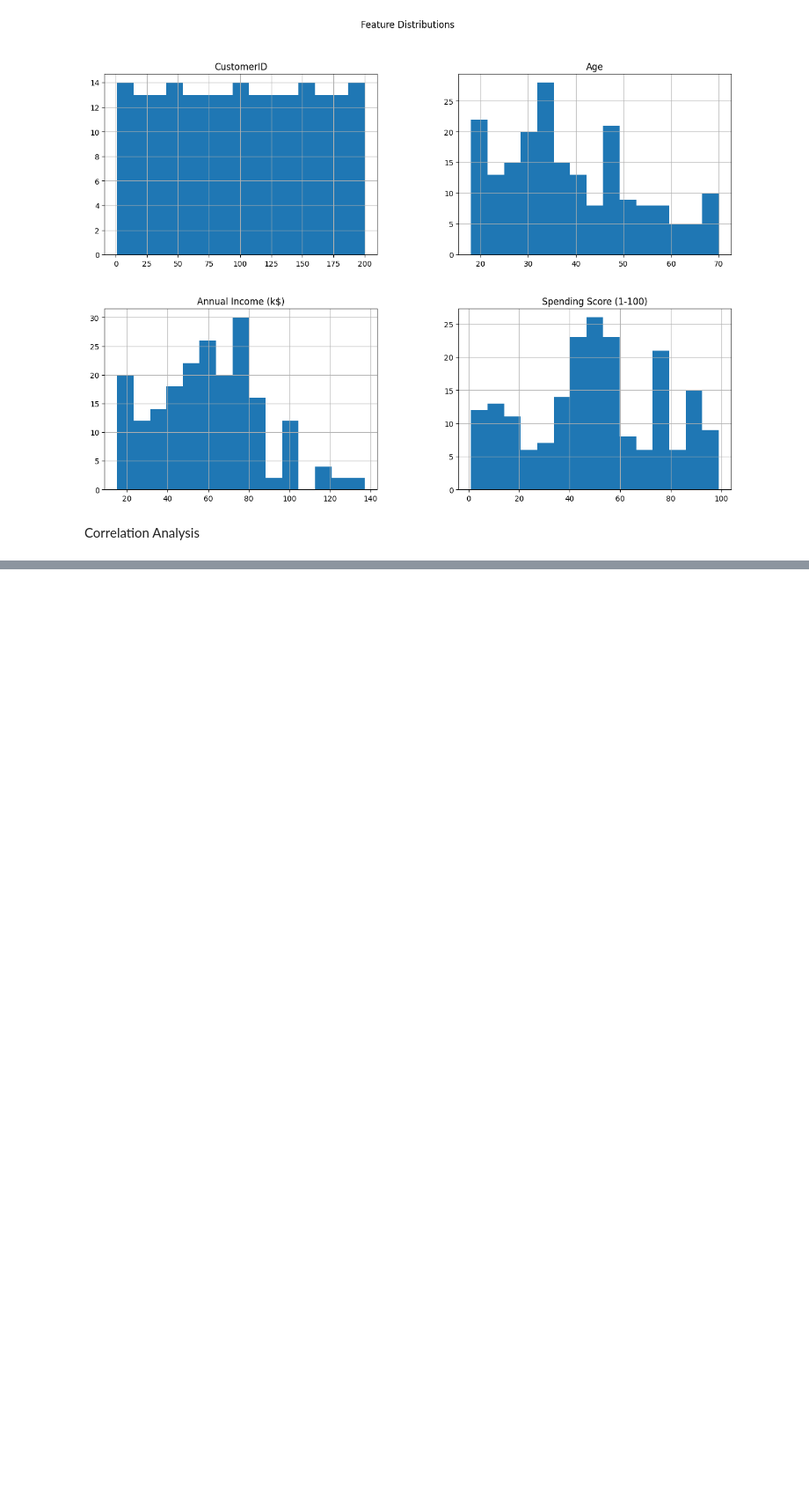
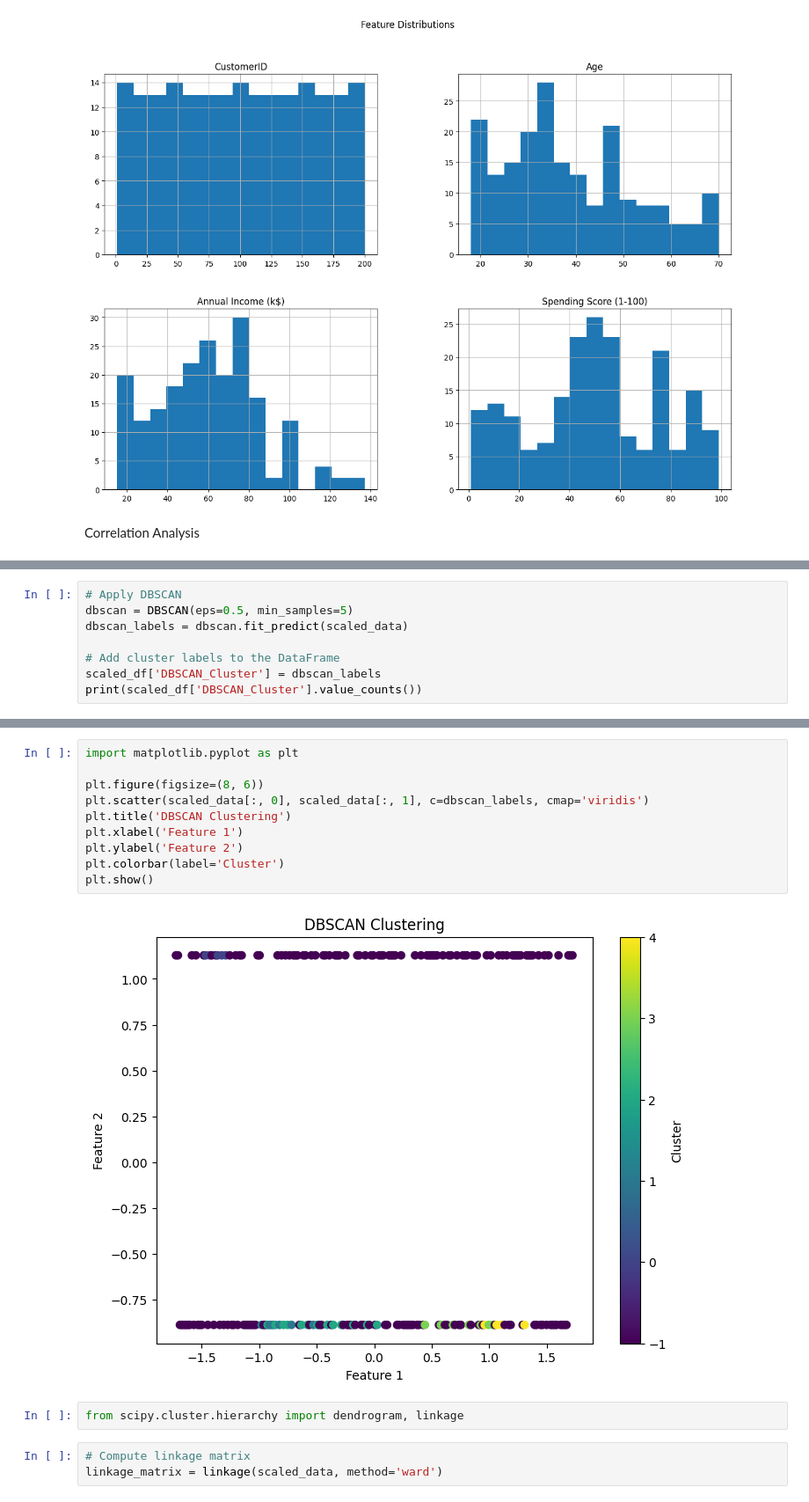
Before and after one commit to abhinavbulusu/Abhi-s-Portfolio-Projects, a Jupyter notebook: Customer_Segmentation_Using_Clustering.ipynb, the cells around one changed output, grey strips where cells are left out. Shown at 88% size. Saved outputs shown, nothing was run; the diff lists cells and outputs as text; blank space fills up the shorter version.

```diff
--- a/Customer_Segmentation_Using_Clustering.ipynb
+++ b/Customer_Segmentation_Using_Clustering.ipynb
@@ -69,0 +156,8 @@ ValueError: could not convert string to float: 'Male'
+# %%
+# Apply DBSCAN
+dbscan = DBSCAN(eps=0.5, min_samples=5)
+dbscan_labels = dbscan.fit_predict(scaled_data)
+
+# Add cluster labels to the DataFrame
+scaled_df['DBSCAN_Cluster'] = dbscan_labels
+print(scaled_df['DBSCAN_Cluster'].value_counts())
@@ -69,0 +173,17 @@ ValueError: could not convert string to float: 'Male'
+# %%
+import matplotlib.pyplot as plt
+
+plt.figure(figsize=(8, 6))
+plt.scatter(scaled_data[:, 0], scaled_data[:, 1], c=dbscan_labels, cmap='viridis')
+plt.title('DBSCAN Clustering')
+plt.xlabel('Feature 1')
+plt.ylabel('Feature 2')
+plt.colorbar(label='Cluster')
+plt.show()
+# %% [output]
+[figure, added]
+# %%
+from scipy.cluster.hierarchy import dendrogram, linkage
+# %%
+# Compute linkage matrix
+linkage_matrix = linkage(scaled_data, method='ward')
```
Also changed, not shown: parts of 17 cells of this notebook.
